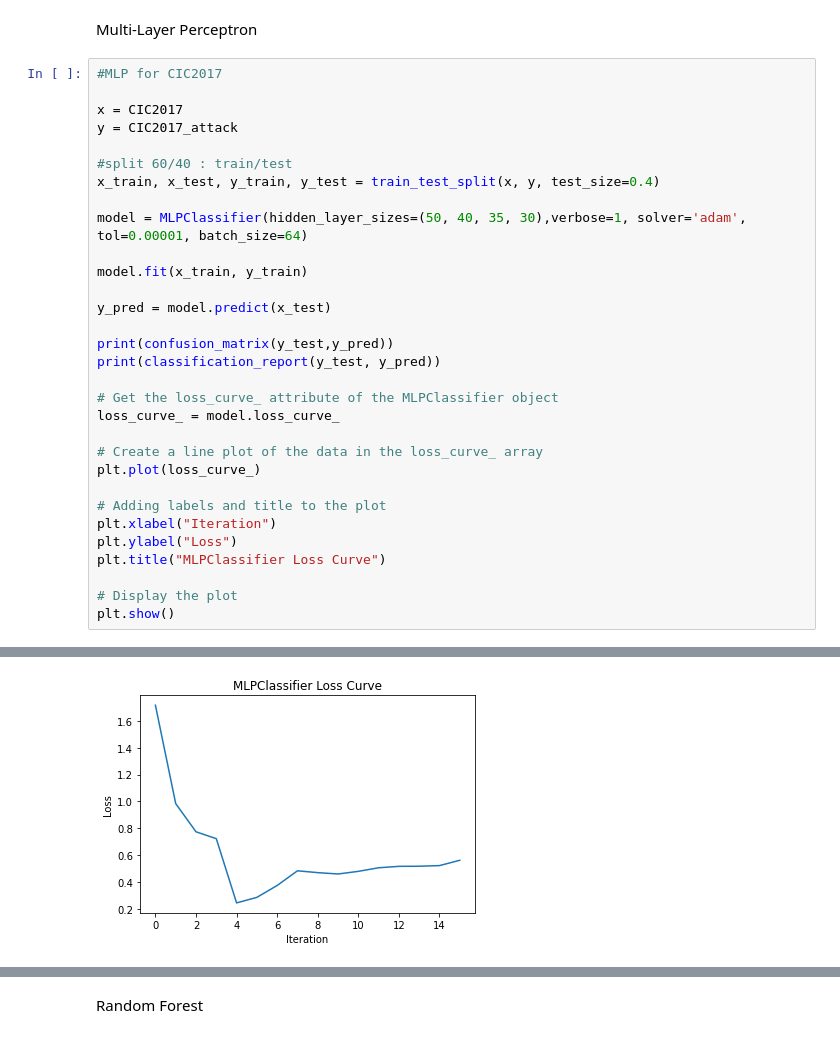
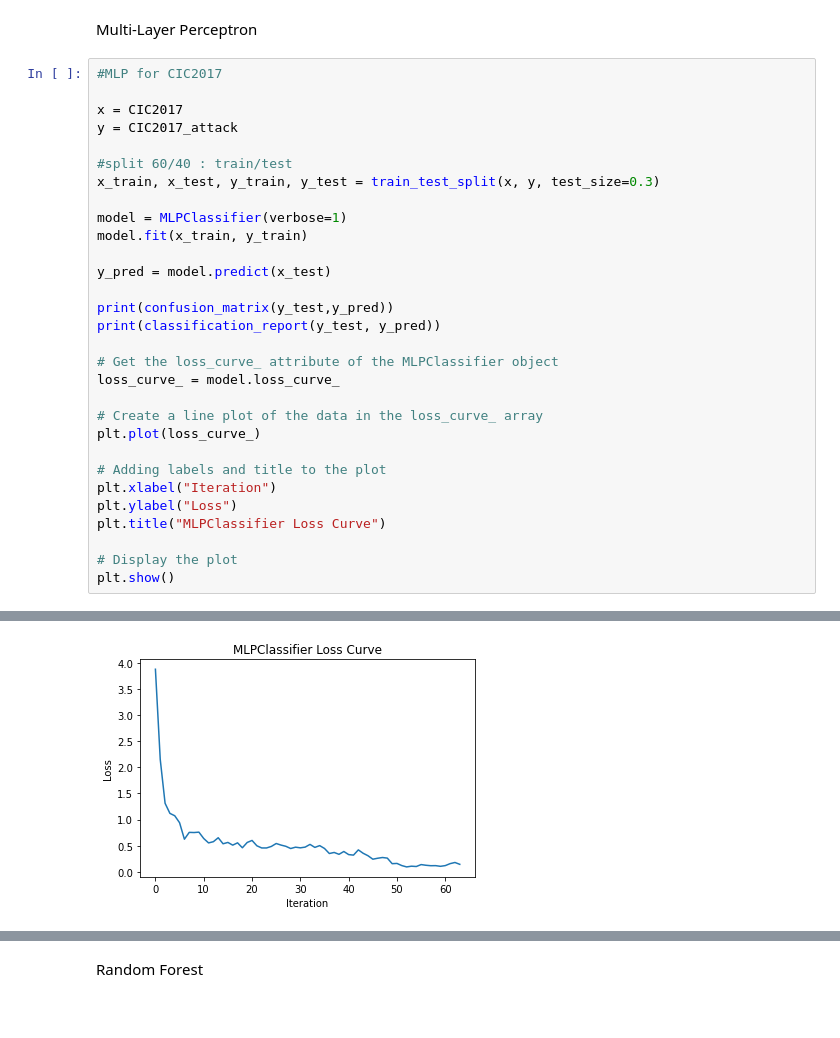
Before and after one commit to bryanbushey/capstonev2, a Jupyter notebook: baselineTests/baseline.ipynb, the cells around one changed output, grey strips where cells are left out. Drawn from its saved outputs; the diff is of its cells as text.

```diff
--- a/baselineTests/baseline.ipynb
+++ b/baselineTests/baseline.ipynb
@@ -36,10 +37,9 @@ x = CIC2017
 y = CIC2017_attack
 
 #split 60/40 : train/test
-x_train, x_test, y_train, y_test = train_test_split(x, y, test_size=0.4)
+x_train, x_test, y_train, y_test = train_test_split(x, y, test_size=0.3)
 
-model = MLPClassifier(hidden_layer_sizes=(50, 40, 35, 30),verbose=1, solver='adam', tol=0.00001, batch_size=64)
-
+model = MLPClassifier(verbose=1)
 model.fit(x_train, y_train)
 
 y_pred = model.predict(x_test)
@@ -81,4 +81,4 @@ weighted avg       0.80      0.70      0.65     90298
-[figure, old version]
+[figure, new version]
 # %%
 #MLP for CIC2018
 
```
Also changed, not shown: parts of 12 cells of this notebook, 2 other files.
